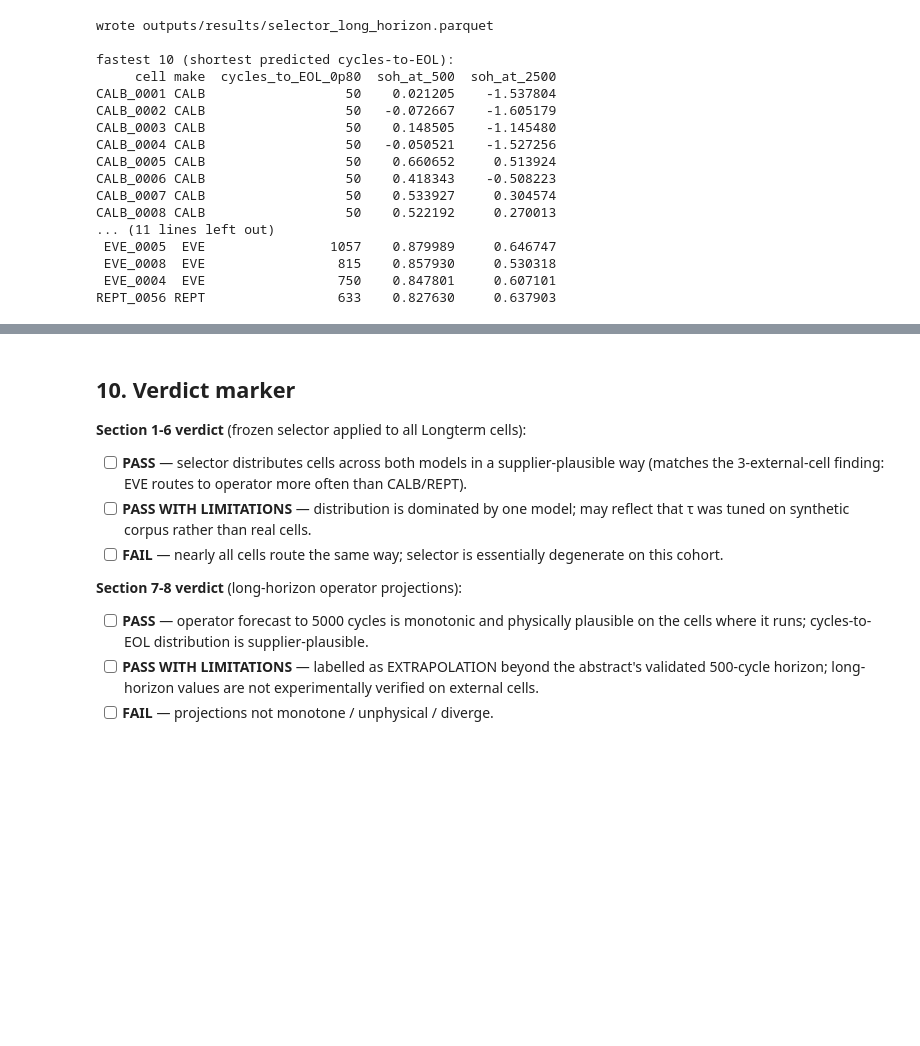
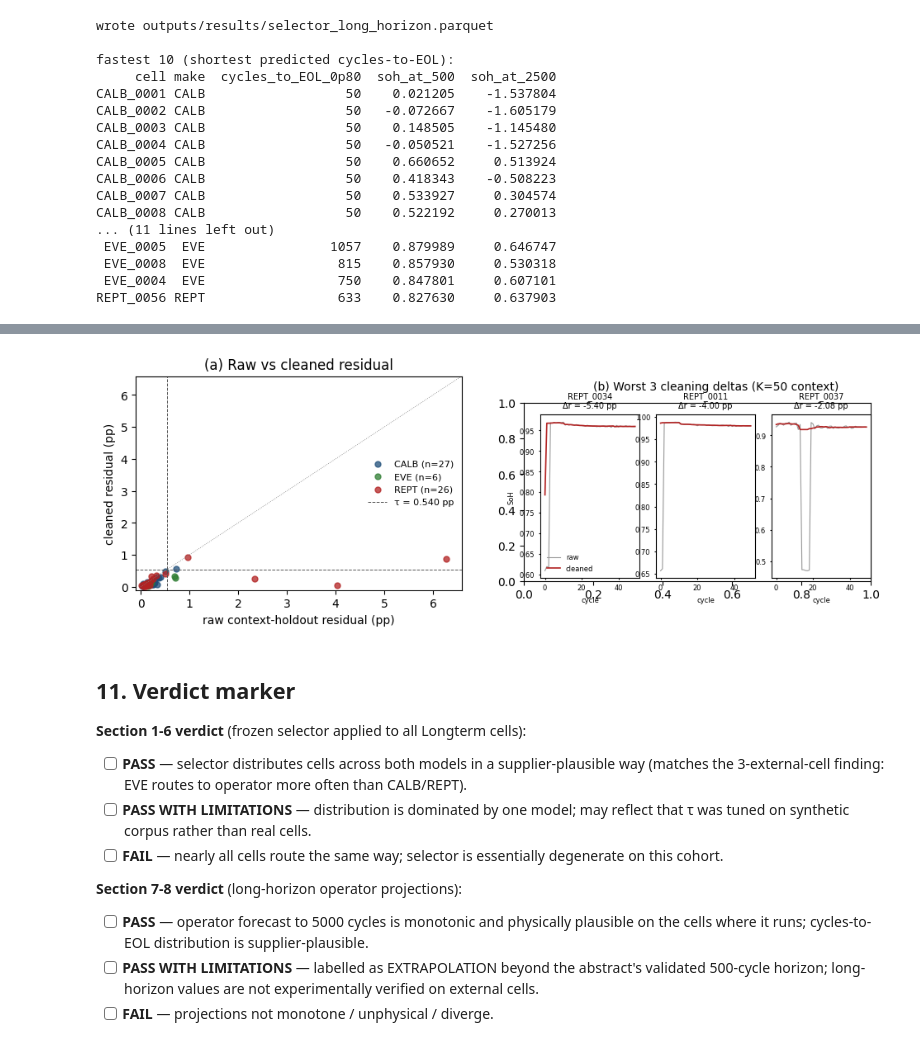
Before and after one commit to VKC-Turno/PyBaMM-Neural-ODE-RUL, a Jupyter notebook: Voltaris/V_8/01_2e_selector_on_all_cells.ipynb, the cells around one changed output, grey strips where cells are left out. Cells and saved outputs as stored; diff of their text form; code cells hidden in the pictures; blank space fills up the shorter version.

```diff
--- a/Voltaris/V_8/01_2e_selector_on_all_cells.ipynb
+++ b/Voltaris/V_8/01_2e_selector_on_all_cells.ipynb
@@ -698,5 +782,63 @@ REPT_0056 REPT                 633    0.827630     0.637903
+# %%
+# Visualise before/after residuals + cleaning effect
+fig, (ax1, ax2) = plt.subplots(1, 2, figsize=(10, 3.6),
+    gridspec_kw=dict(wspace=0.28, left=0.08, right=0.98,
+                      bottom=0.16, top=0.88))
+
+# (a) Scatter: raw vs cleaned residual
+for mk in ["CALB","EVE","REPT"]:
+    sub = clean_df[clean_df["make"] == mk]
+    ax1.scatter(sub["residual_raw_pp"], sub["residual_clean_pp"],
+                 color=SUPPLIER_COLOR[mk], label=f"{mk} (n={len(sub)})",
+                 s=25, alpha=0.75)
+lim = max(clean_df["residual_raw_pp"].max(), clean_df["residual_clean_pp"].max()) * 1.05
+ax1.plot([0, lim], [0, lim], color="0.5", lw=0.6, ls=":")
+ax1.axvline(TAU, color="0.3", lw=0.7, ls="--", label=f"τ = {TAU:.3f} pp")
+ax1.axhline(TAU, color="0.3", lw=0.7, ls="--")
+ax1.set_xlabel("raw context-holdout residual (pp)")
+ax1.set_ylabel("cleaned residual (pp)")
+ax1.set_title("(a) Raw vs cleaned residual")
+ax1.set_xlim(-0.1, lim); ax1.set_ylim(-0.1, lim)
+ax1.legend(fontsize=8, frameon=False)
+
+# (b) Illustrate cleaning on 3 highest-Δ cells
+worst = clean_df.assign(abs_delta=clean_df["delta_pp"].abs())                 .nlargest(3, "abs_delta")
+for ax_i, (_, r) in zip([0.10, 0.40, 0.70], worst.iterrows()):
+    pass  # illustrative loop unused; kept for structure
+# Just show 3 example raw-vs-cleaned context lines
+n_example = 3
+example_axes = fig.add_axes([0.55, 0.19, 0.42, 0.60])
+# Actually use the ax2 we created:
+ax2.clear()
+ax2.axis("off")
+inner = ax2.inset_axes([0.0, 0.0, 1.0, 1.0])
+inner.axis("off")
+worst = worst.reset_index(drop=True)
+sub_axes = [fig.add_axes([0.57 + i * 0.14, 0.20, 0.12, 0.55])
+            for i in range(len(worst))]
+for i, ((_, r), sub_ax) in enumerate(zip(worst.iterrows(), sub_axes)):
+    n, soh = _load_longterm_soh(r["cell"].split("_")[1], r["cell"].split("_")[0])
+    ctx = soh[:K]
+    smooth = _clean(ctx)
+    sub_ax.plot(np.arange(K), ctx, color="0.6", lw=0.8, label="raw")
+    sub_ax.plot(np.arange(K), smooth, color="#B22222", lw=1.2, label="cleaned")
+    sub_ax.set_title(f"{r['cell']}\nΔr = {r['delta_pp']:+.2f} pp",
+                     fontsize=7, linespacing=1.1)
+    sub_ax.tick_params(labelsize=6, direction="out", length=1.5)
+    sub_ax.set_xlabel("cycle", fontsize=6)
+    if i == 0:
+        sub_ax.set_ylabel("SoH", fontsize=6)
+        sub_ax.legend(fontsize=6, loc="lower left", frameon=False)
+ax2.text(0.5, 0.98, "(b) Worst 3 cleaning deltas (K=50 context)",
+         transform=ax2.transAxes, ha="center", va="top", fontsize=10)
+
+fig.savefig(PROJ / "outputs/results/selector_cleaning_audit.pdf",
+             dpi=200, bbox_inches="tight")
+plt.show()
+# %% [output]
+[figure, added]
 # %% [markdown]
-## 10. Verdict marker
+## 11. Verdict marker
 
 **Section 1-6 verdict** (frozen selector applied to all Longterm cells):
 
```
Also changed, not shown: parts of 2 cells of this notebook.
